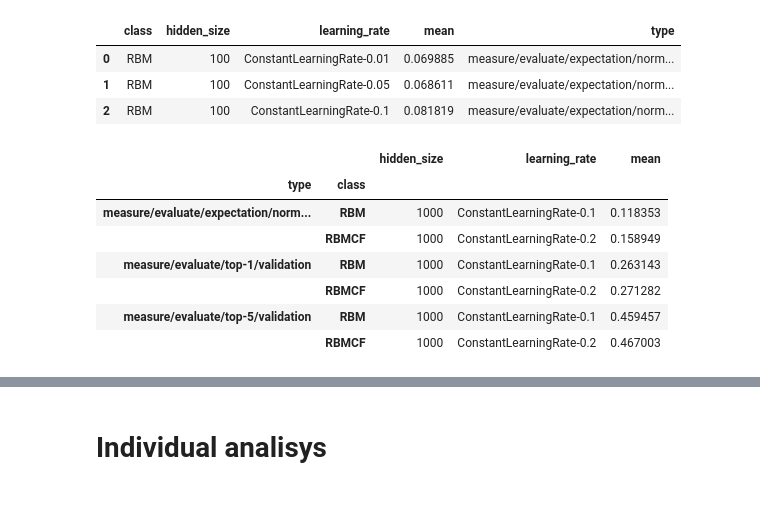
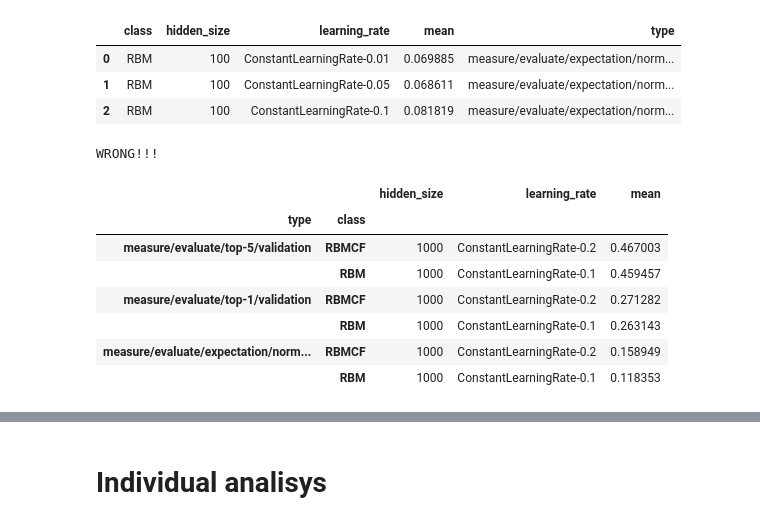
Before and after one commit to SrMouraSilva/RBM, a Jupyter notebook: experiments/notebooks/Log analysis.ipynb, the cells around one changed output, grey strips where cells are left out. Cells and saved outputs as stored; diff of their text form; code cells hidden in the pictures.

```diff
--- a/experiments/notebooks/Log analysis.ipynb
+++ b/experiments/notebooks/Log analysis.ipynb
@@ -60,13 +146,15 @@ evaluation.head(3)
 | 1 | RBM | 100 | ConstantLearningRate-0.05 | 0.068611 | measure/evaluate/expectation/norm... |
 | 2 | RBM | 100 | ConstantLearningRate-0.1 | 0.081819 | measure/evaluate/expectation/norm... |
 # %%
-evaluation.groupby(['type', 'class']).max()
+print("WRONG!!!")
+evaluation.groupby(['type', 'class']).max().sort_values('mean', ascending=False)
 # %% [output]
+WRONG!!!
 |  |  | hidden_size | learning_rate | mean |
 | type | class |  |  |  |
-| measure/evaluate/expectation/norm... | RBM | 1000 | ConstantLearningRate-0.1 | 0.118353 |
-|  | RBMCF | 1000 | ConstantLearningRate-0.2 | 0.158949 |
-| measure/evaluate/top-1/validation | RBM | 1000 | ConstantLearningRate-0.1 | 0.263143 |
-|  | RBMCF | 1000 | ConstantLearningRate-0.2 | 0.271282 |
-| measure/evaluate/top-5/validation | RBM | 1000 | ConstantLearningRate-0.1 | 0.459457 |
-|  | RBMCF | 1000 | ConstantLearningRate-0.2 | 0.467003 |
+| measure/evaluate/top-5/validation | RBMCF | 1000 | ConstantLearningRate-0.2 | 0.467003 |
+|  | RBM | 1000 | ConstantLearningRate-0.1 | 0.459457 |
+| measure/evaluate/top-1/validation | RBMCF | 1000 | ConstantLearningRate-0.2 | 0.271282 |
+|  | RBM | 1000 | ConstantLearningRate-0.1 | 0.263143 |
+| measure/evaluate/expectation/norm... | RBMCF | 1000 | ConstantLearningRate-0.2 | 0.158949 |
+|  | RBM | 1000 | ConstantLearningRate-0.1 | 0.118353 |
```
Also changed, not shown: parts of 6 cells of this notebook, 13 other files.
